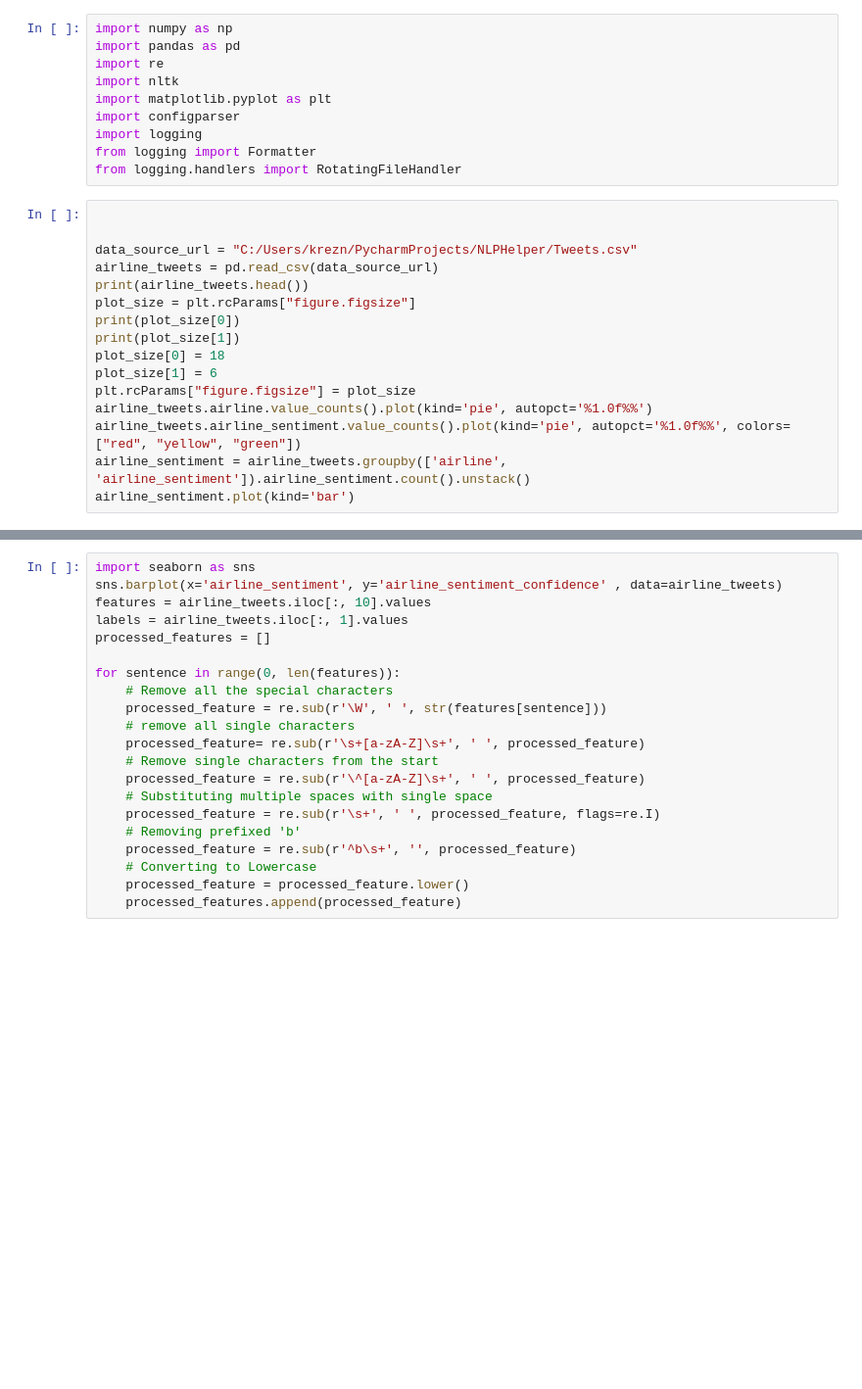
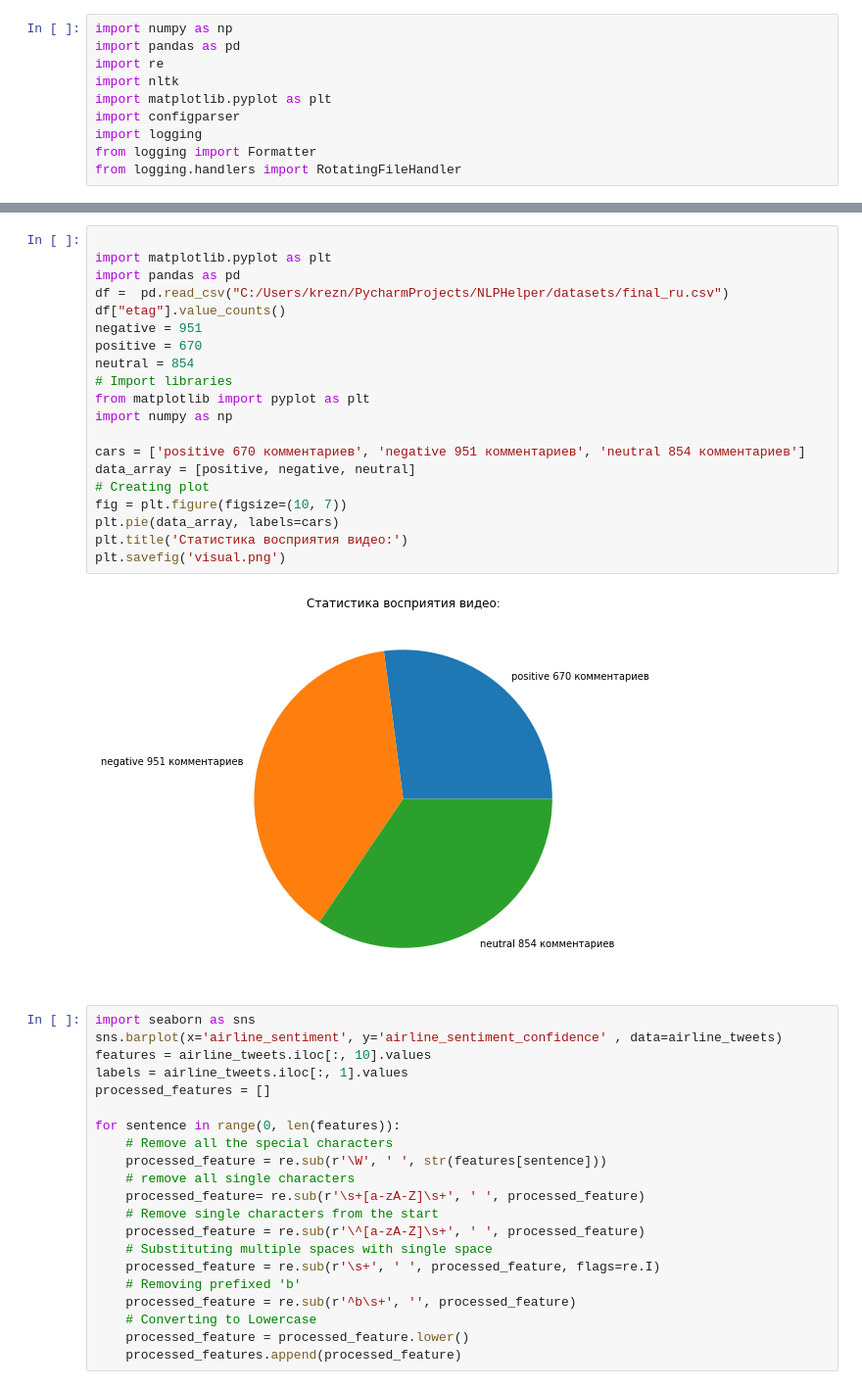
Before and after one commit to himynameisK/NLPHelper, a Jupyter notebook: model_notebooks/model-ru.ipynb, the cells around one changed output, grey strips where cells are left out. Shown at 98% size. Saved outputs shown, nothing was run; the diff lists cells and outputs as text; blank space fills up the shorter version.

```diff
--- a/model_notebooks/model-ru.ipynb
+++ b/model_notebooks/model-ru.ipynb
@@ -8,19 +8,3 @@ import configparser
 import logging
 from logging import Formatter
 from logging.handlers import RotatingFileHandler
-# %%
-
-
-data_source_url = "C:/Users/krezn/PycharmProjects/NLPHelper/Tweets.csv"
-airline_tweets = pd.read_csv(data_source_url)
-print(airline_tweets.head())
-plot_size = plt.rcParams["figure.figsize"]
-print(plot_size[0])
-print(plot_size[1])
-plot_size[0] = 18
-plot_size[1] = 6
-plt.rcParams["figure.figsize"] = plot_size
-airline_tweets.airline.value_counts().plot(kind='pie', autopct='%1.0f%%')
-airline_tweets.airline_sentiment.value_counts().plot(kind='pie', autopct='%1.0f%%', colors=["red", "yellow", "green"])
-airline_sentiment = airline_tweets.groupby(['airline', 'airline_sentiment']).airline_sentiment.count().unstack()
-airline_sentiment.plot(kind='bar')
@@ -48,3 +11,25 @@ airline_sentiment.plot(kind='bar')
+# %%
+
+import matplotlib.pyplot as plt
+import pandas as pd
+df =  pd.read_csv("C:/Users/krezn/PycharmProjects/NLPHelper/datasets/final_ru.csv")
+df["etag"].value_counts()
+negative = 951
+positive = 670
+neutral = 854
+# Import libraries
+from matplotlib import pyplot as plt
+import numpy as np
+
+cars = ['positive 670 комментариев', 'negative 951 комментариев', 'neutral 854 комментариев']
+data_array = [positive, negative, neutral]
+# Creating plot
+fig = plt.figure(figsize=(10, 7))
+plt.pie(data_array, labels=cars)
+plt.title('Статистика восприятия видео:')
+plt.savefig('visual.png')
+# %% [output]
+[figure, added]
 # %%
 import seaborn as sns
 sns.barplot(x='airline_sentiment', y='airline_sentiment_confidence' , data=airline_tweets)
```
Also changed, not shown: parts of 1 cell of this notebook, 5 other files.
